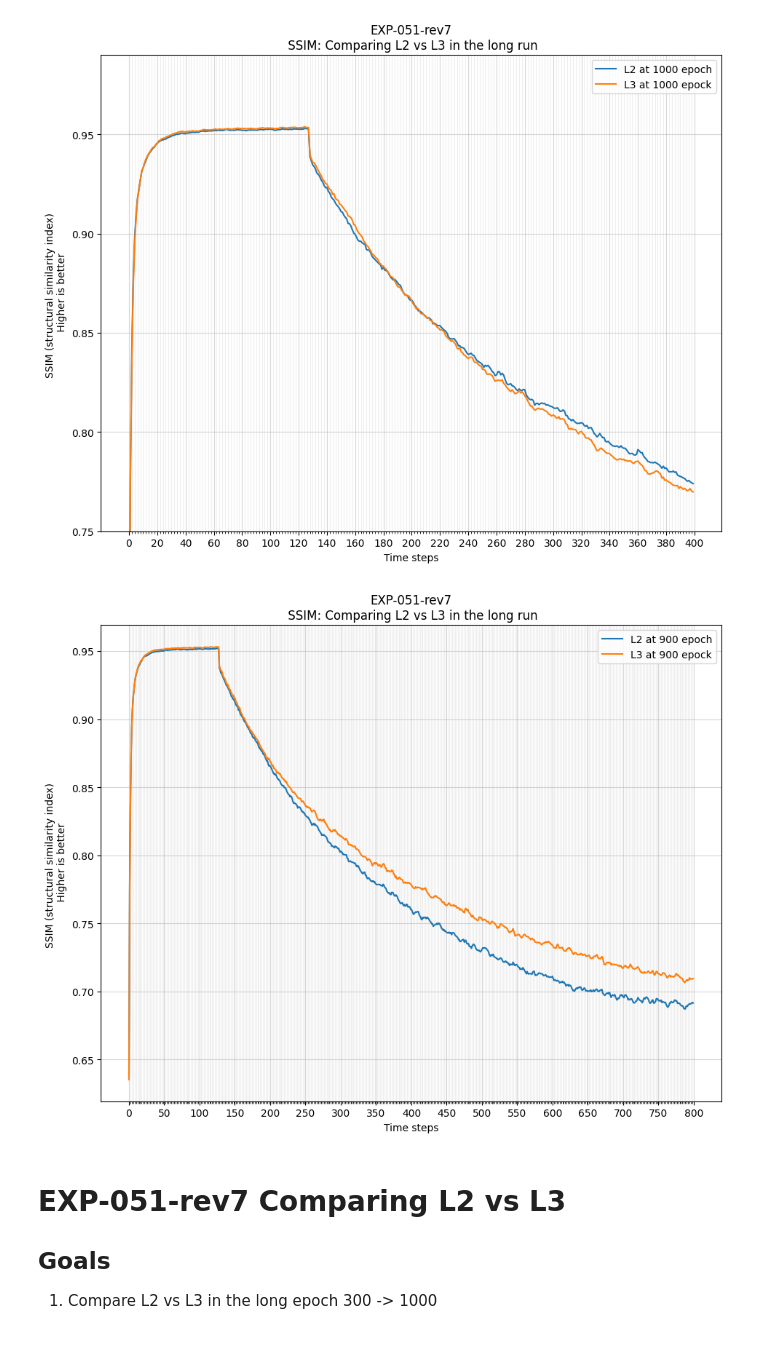
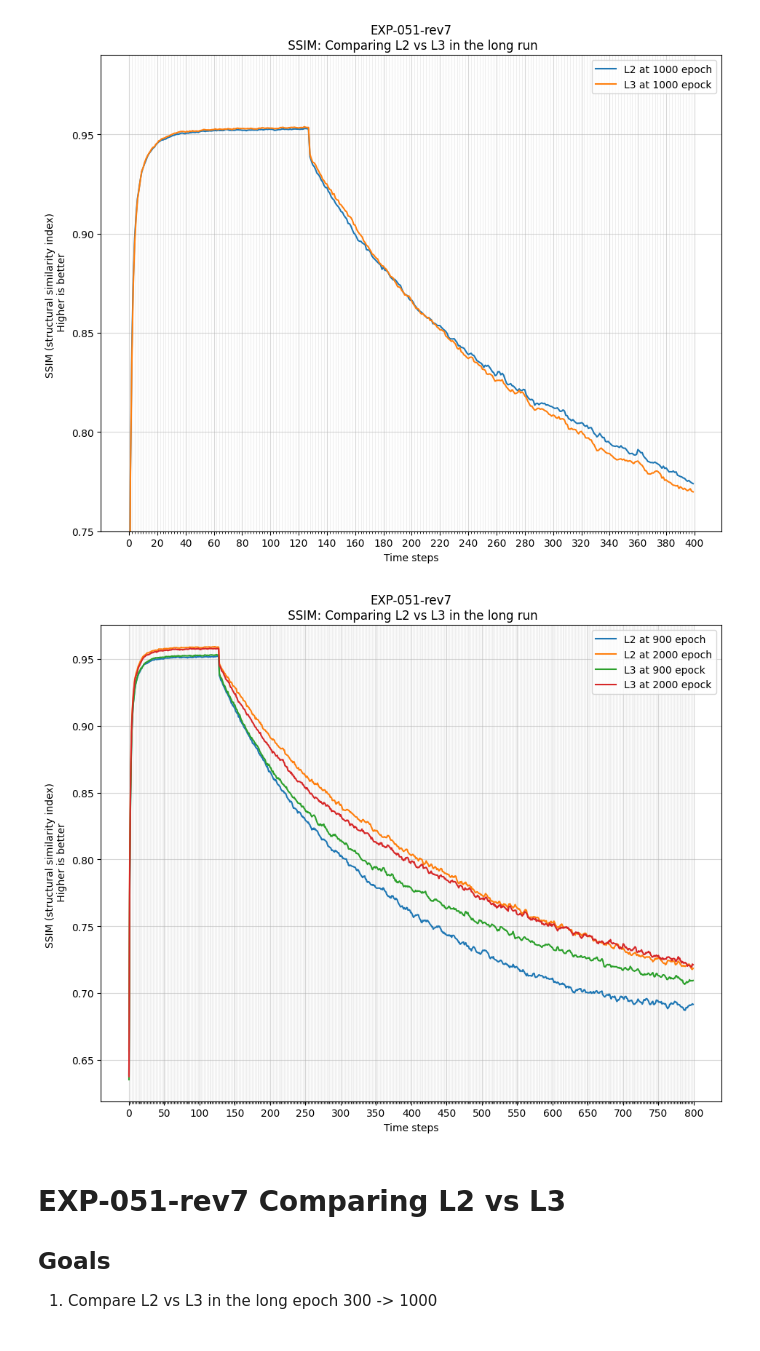
Before and after one commit to intuinno/jaxhpm, a Jupyter notebook: notebooks/experiment evaluation.ipynb, the cells around one changed output. Drawn from its saved outputs; the diff is of its cells as text; code cells hidden in the pictures.

```diff
--- a/notebooks/experiment evaluation.ipynb
+++ b/notebooks/experiment evaluation.ipynb
@@ -374,11 +374,15 @@ x_limit = 800
 
 labels = []
 labels.append('L2 at 900 epoch')
+labels.append('L2 at 2000 epoch')
 labels.append('L3 at 900 epock')
+labels.append('L3 at 2000 epock')
 
 paths = []
 paths.append('/home/intuinno/codegit/jaxhpm/logs/jax_mmnist/exp-051-rev7-L2_20240416_170015/eval_exp-051-rev7-L2-900_20240422_123959/ssim_mean.npz')
+paths.append('/home/intuinno/codegit/jaxhpm/logs/jax_mmnist/exp-051-rev8-L2_20240422_152358/eval_exp-051-rev8-L2-final_20240430_160427/ssim_mean.npz')
 paths.append('/home/intuinno/codegit/jaxhpm/logs/jax_mmnist/exp-051-rev7-L3_20240417_140910/eval_exp-051-rev7-L3-600_20240422_124328/ssim_mean.npz')
+paths.append('/home/intuinno/codegit/jaxhpm/logs/jax_mmnist/exp-051-rev8-L3_20240422_152440/eval_exp-051-rev8-L3-final_20240430_153045/ssim_mean.npz')
 
 plots = []
 for p in paths:
@@ -389,34 +393,34 @@ for p in paths:
 plt.figure(figsize=(11, 8.5))
 axes = plt.gca()
 # axes.yaxis.grid(True)
 # axes.xaxis.grid(True)
 
 # plt.ylim(0.75,0.99)
 
 # Major ticks every 20, minor ticks every 2
 major_ticks = np.arange(0, x_limit+1, 50)
 minor_ticks = np.arange(0, x_limit+1, 2)
 
 axes.set_xticks(major_ticks)
 axes.set_xticks(minor_ticks, minor=True)
 
 # Or if you want different settings for the grids:
 axes.grid(which='minor', alpha=0.2)
 axes.grid(which='major', alpha=0.5)
 
 for pl, label in zip(plots, labels):
     plt.plot(pl[:x_limit], label=label)
 
 plt.legend()
 plt.xlabel("Time steps")
 plt.ylabel("SSIM (structural similarity index) \n Higher is better")
 plt.title(plot_title)
 
 fig = plt.gcf()
 plt.show()
 fig.savefig(f'figure {plot_title}.png', bbox_inches='tight')
 # %% [output]
-[figure, old version]
+[figure, new version]
 # %% [markdown]
 # EXP-051-rev7 Comparing L2 vs L3
 
```
Also changed, not shown: parts of 7 cells of this notebook, 3 other files.
